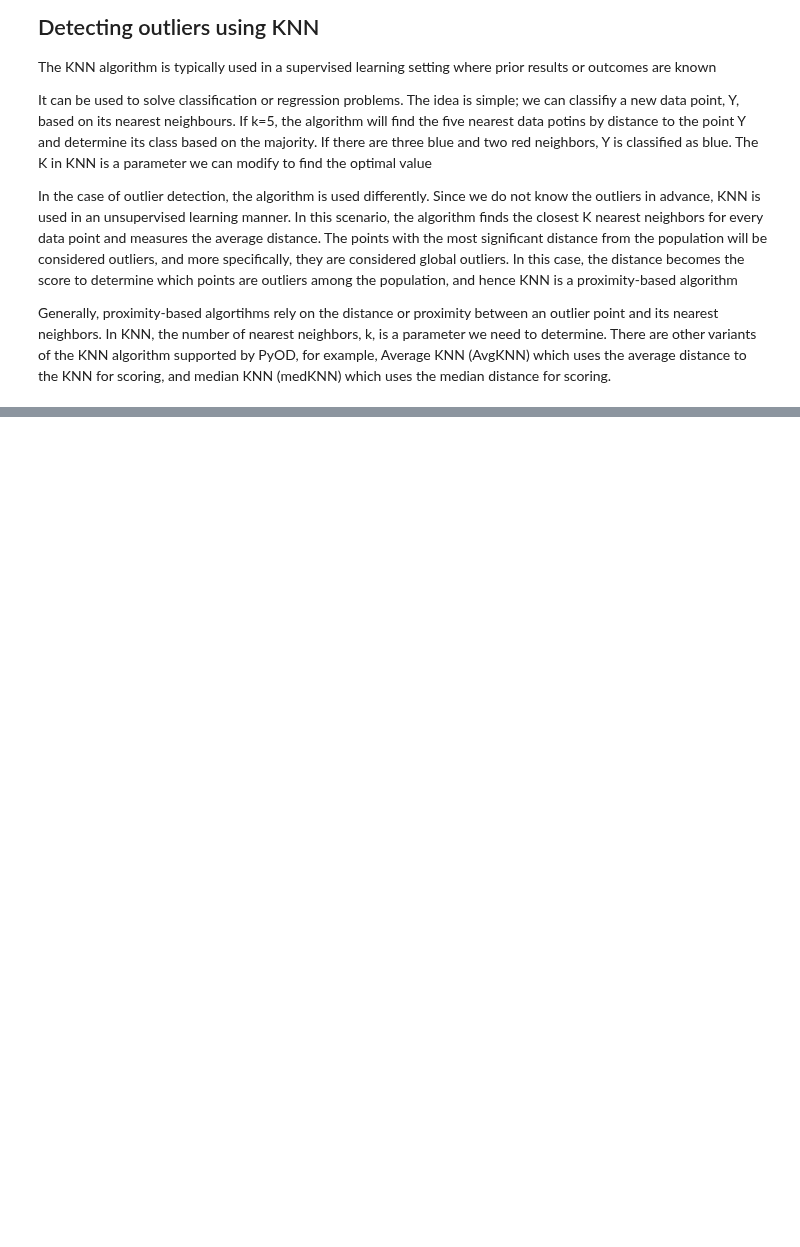
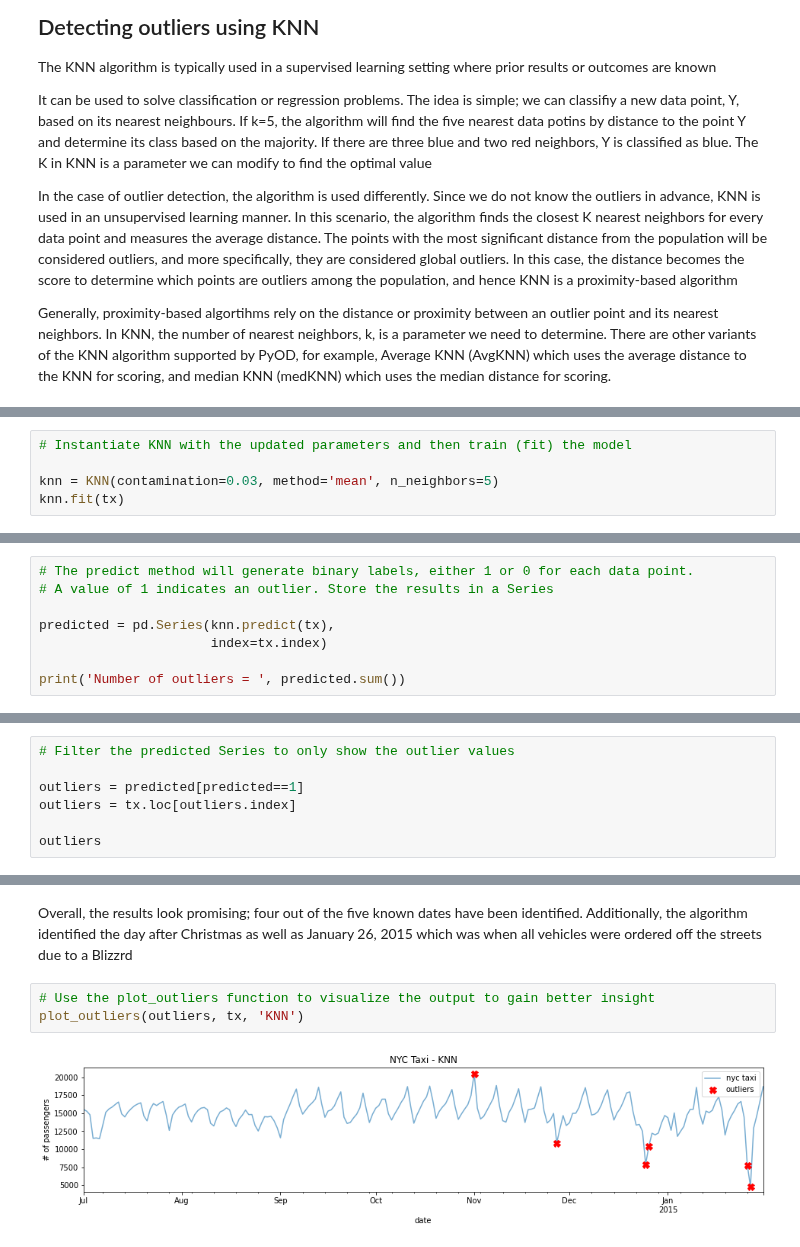
Before and after one commit to LaurbergMJ/TimeSeriesAnalysisWithPythonCookbook, a Jupyter notebook: Ch14.ipynb, the cells around one changed output, grey strips where cells are left out. Drawn from its saved outputs; the diff is of its cells as text; blank space fills up the shorter version.

```diff
--- a/Ch14.ipynb
+++ b/Ch14.ipynb
@@ -85,0 +99,5 @@ Generally, proximity-based algortihms rely on the distance or proximity between
+# %%
+# Instantiate KNN with the updated parameters and then train (fit) the model
+
+knn = KNN(contamination=0.03, method='mean', n_neighbors=5)
+knn.fit(tx)
@@ -85,0 +108,8 @@ Generally, proximity-based algortihms rely on the distance or proximity between
+# %%
+# The predict method will generate binary labels, either 1 or 0 for each data point.
+# A value of 1 indicates an outlier. Store the results in a Series
+
+predicted = pd.Series(knn.predict(tx),
+                      index=tx.index)
+
+print('Number of outliers = ', predicted.sum())
@@ -85,0 +118,7 @@ Generally, proximity-based algortihms rely on the distance or proximity between
+# %%
+# Filter the predicted Series to only show the outlier values
+
+outliers = predicted[predicted==1]
+outliers = tx.loc[outliers.index]
+
+outliers
@@ -85,0 +134,7 @@ Generally, proximity-based algortihms rely on the distance or proximity between
+# %% [markdown]
+Overall, the results look promising; four out of the five known dates have been identified. Additionally, the algorithm identified the day after Christmas as well as January 26, 2015 which was when all vehicles were ordered off the streets due to a Blizzrd
+# %%
+# Use the plot_outliers function to visualize the output to gain better insight
+plot_outliers(outliers, tx, 'KNN')
+# %% [output]
+[figure, added]
```
Also changed, not shown: parts of 21 cells of this notebook.
